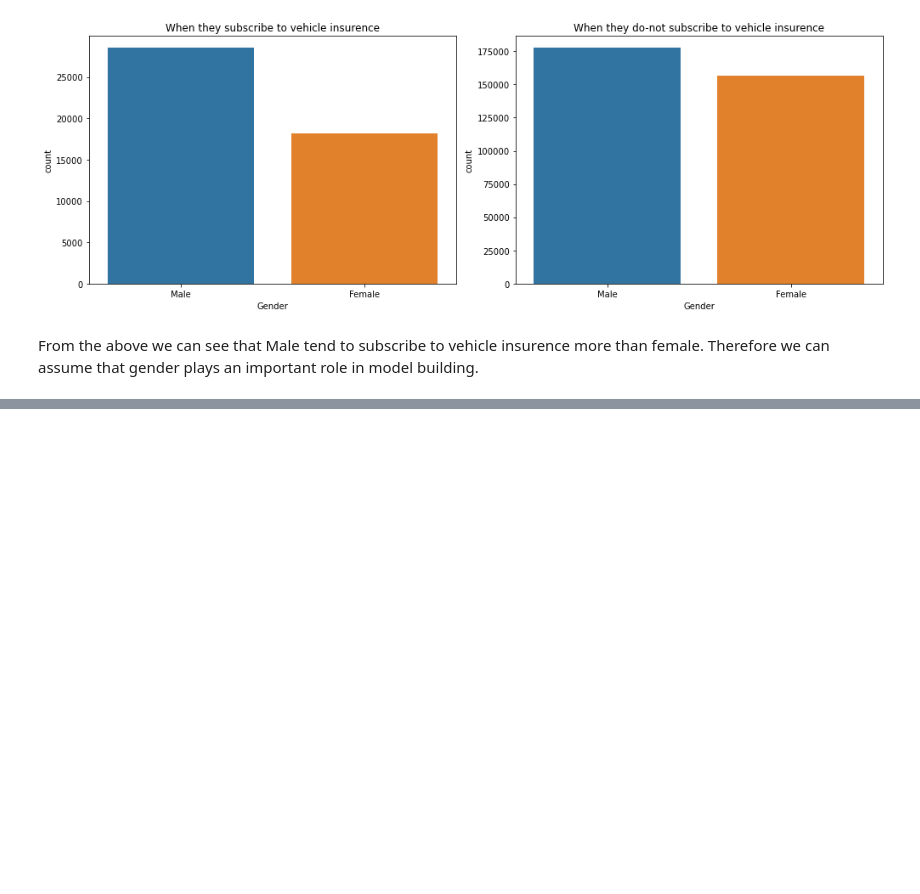
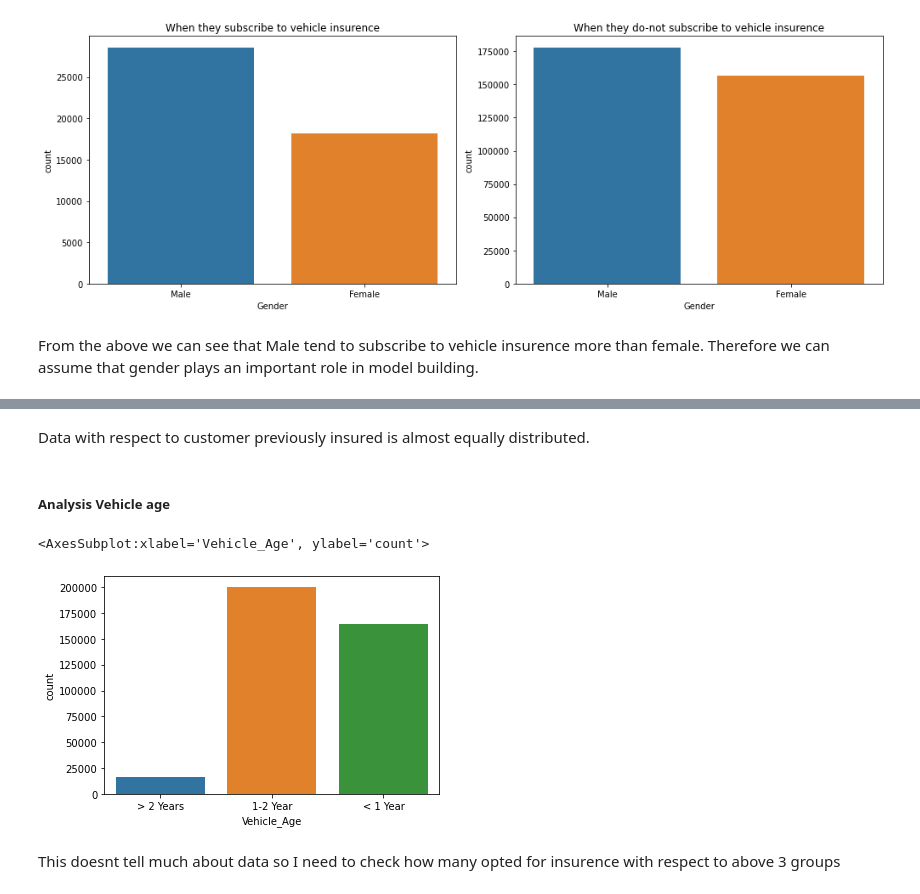
Before and after one commit to kaushik-holla/Health_Insurence_Crosssell_Prediciton, a Jupyter notebook: EDA and Prediction.ipynb, the cells around one changed output, grey strips where cells are left out. Drawn from its saved outputs; the diff is of its cells as text; code cells hidden in the pictures; blank space fills up the shorter version.

```diff
--- a/EDA and Prediction.ipynb
+++ b/EDA and Prediction.ipynb
@@ -144,0 +169,11 @@ From the above we can see that Male tend to subscribe to vehicle insurence more
+# %% [markdown]
+Data with respect to customer previously insured is almost equally distributed.
+# %% [markdown]
+##### Analysis Vehicle age
+# %%
+sns.countplot(x = train_df["Vehicle_Age"])
+# %% [output]
+<AxesSubplot:xlabel='Vehicle_Age', ylabel='count'>
+[figure, added]
+# %% [markdown]
+This doesnt tell much about data so I need to check how many opted for insurence with respect to above 3 groups
```
Also changed, not shown: parts of 25 cells of this notebook.
